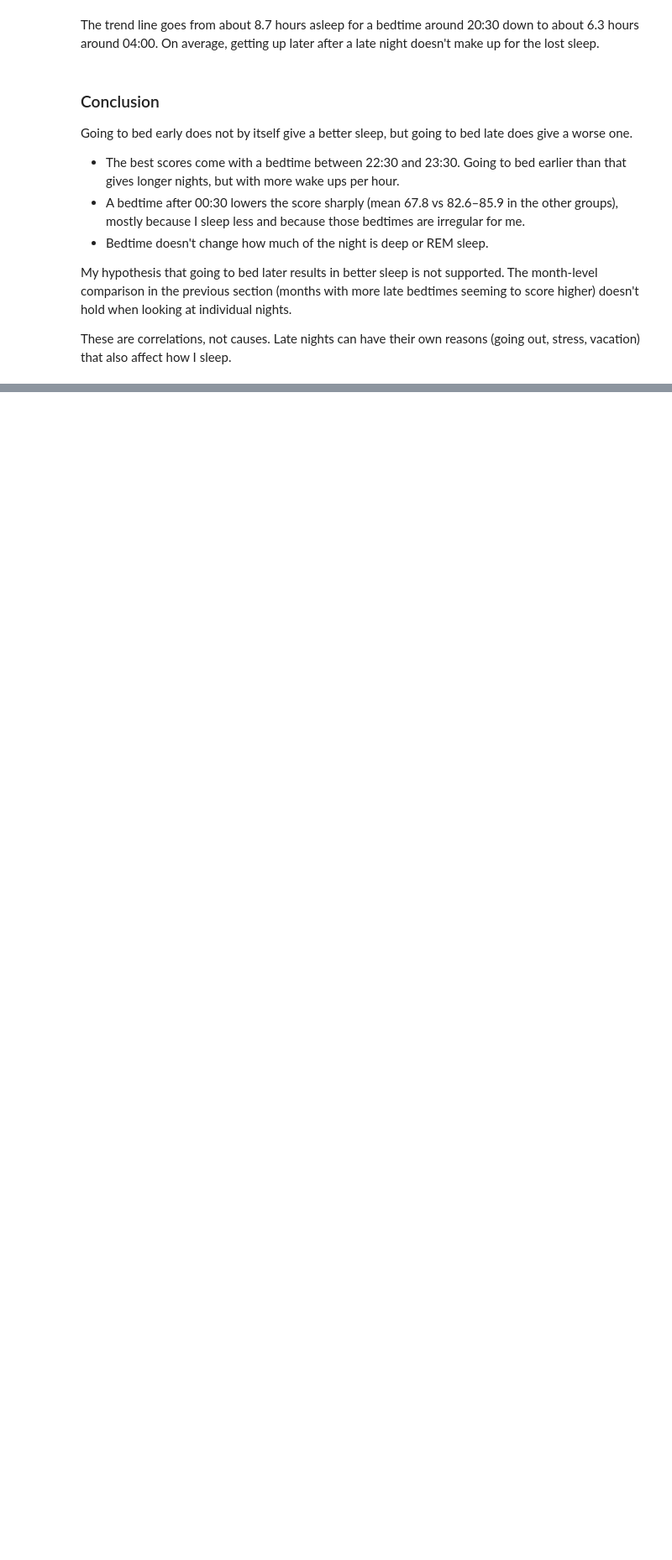
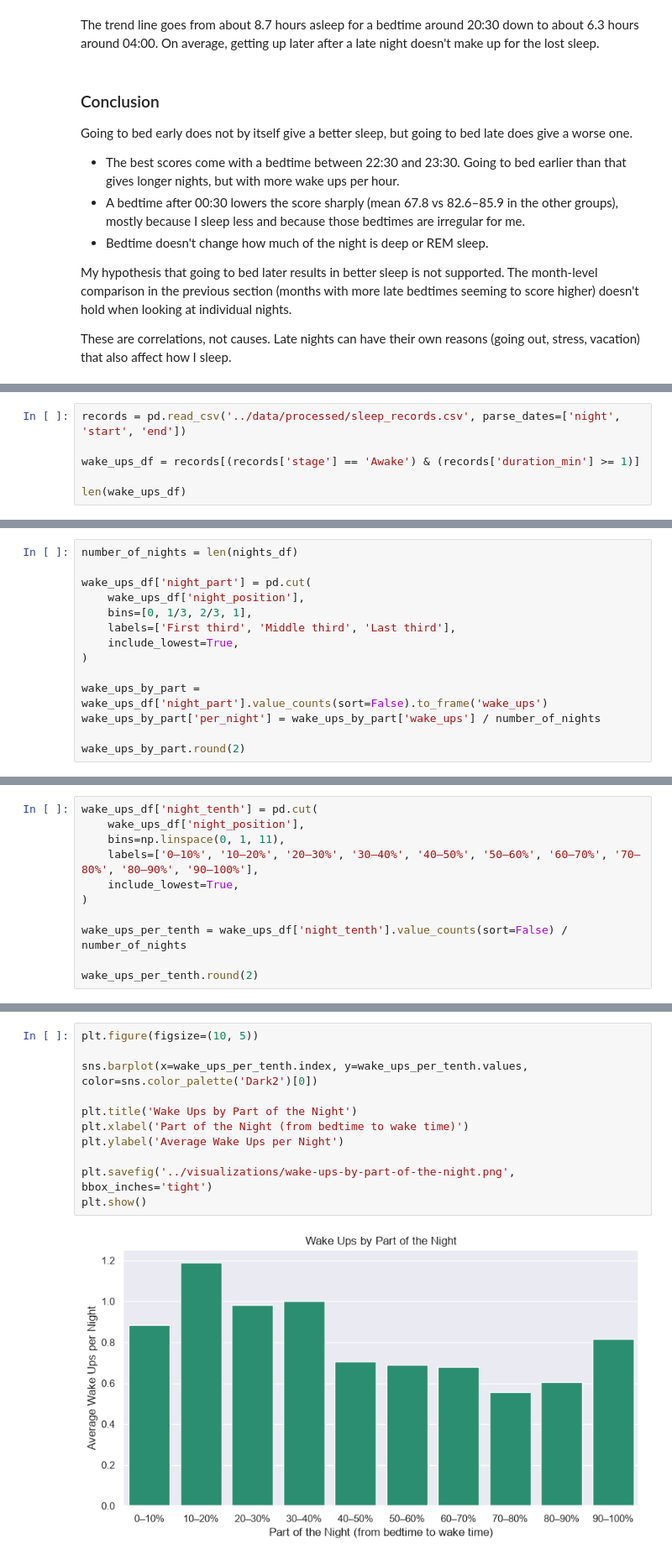
Before and after one commit to DimitarK13/personal-sleep-analysis, a Jupyter notebook: notebooks/03-exploratory-data-analysis.ipynb, the cells around one changed output, grey strips where cells are left out. Shown at 84% size. Cells and saved outputs as stored; diff of their text form; blank space fills up the shorter version.

Commit message:
analyze patterns in wake ups during the night

```diff
--- a/notebooks/03-exploratory-data-analysis.ipynb
+++ b/notebooks/03-exploratory-data-analysis.ipynb
@@ -463,0 +476,6 @@ These are correlations, not causes. Late nights can have their own reasons (goin
+# %%
+records = pd.read_csv('../data/processed/sleep_records.csv', parse_dates=['night', 'start', 'end'])
+
+wake_ups_df = records[(records['stage'] == 'Awake') & (records['duration_min'] >= 1)]
+
+len(wake_ups_df)
@@ -463,0 +521,14 @@ These are correlations, not causes. Late nights can have their own reasons (goin
+# %%
+number_of_nights = len(nights_df)
+
+wake_ups_df['night_part'] = pd.cut(
+    wake_ups_df['night_position'],
+    bins=[0, 1/3, 2/3, 1],
+    labels=['First third', 'Middle third', 'Last third'],
+    include_lowest=True,
+)
+
+wake_ups_by_part = wake_ups_df['night_part'].value_counts(sort=False).to_frame('wake_ups')
+wake_ups_by_part['per_night'] = wake_ups_by_part['wake_ups'] / number_of_nights
+
+wake_ups_by_part.round(2)
@@ -463,0 +543,11 @@ These are correlations, not causes. Late nights can have their own reasons (goin
+# %%
+wake_ups_df['night_tenth'] = pd.cut(
+    wake_ups_df['night_position'],
+    bins=np.linspace(0, 1, 11),
+    labels=['0–10%', '10–20%', '20–30%', '30–40%', '40–50%', '50–60%', '60–70%', '70–80%', '80–90%', '90–100%'],
+    include_lowest=True,
+)
+
+wake_ups_per_tenth = wake_ups_df['night_tenth'].value_counts(sort=False) / number_of_nights
+
+wake_ups_per_tenth.round(2)
@@ -463,0 +567,13 @@ These are correlations, not causes. Late nights can have their own reasons (goin
+# %%
+plt.figure(figsize=(10, 5))
+
+sns.barplot(x=wake_ups_per_tenth.index, y=wake_ups_per_tenth.values, color=sns.color_palette('Dark2')[0])
+
+plt.title('Wake Ups by Part of the Night')
+plt.xlabel('Part of the Night (from bedtime to wake time)')
+plt.ylabel('Average Wake Ups per Night')
+
+plt.savefig('../visualizations/wake-ups-by-part-of-the-night.png', bbox_inches='tight')
+plt.show()
+# %% [output]
+[figure, added]
```
Also changed, not shown: parts of 17 cells of this notebook, 3 other files.
